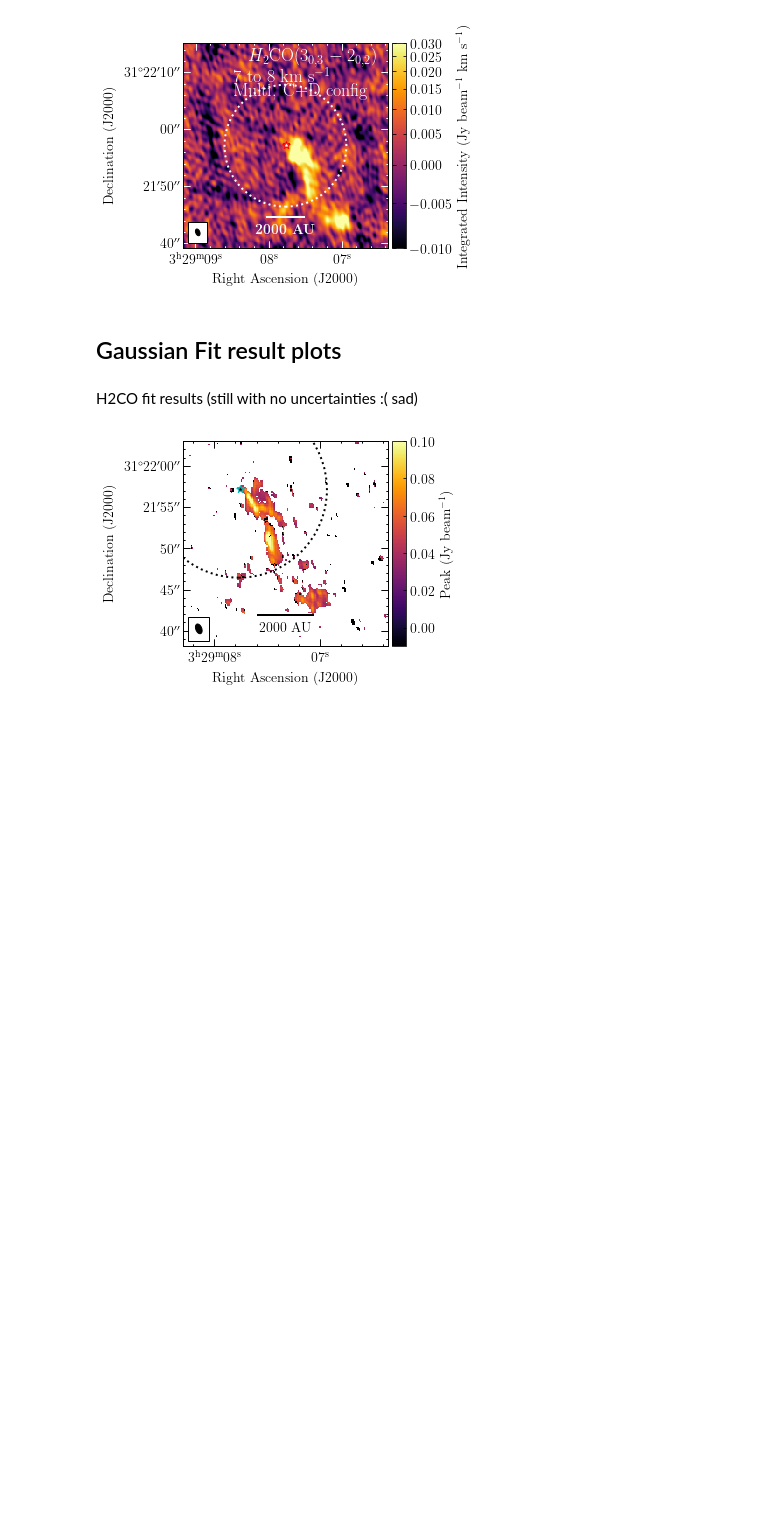
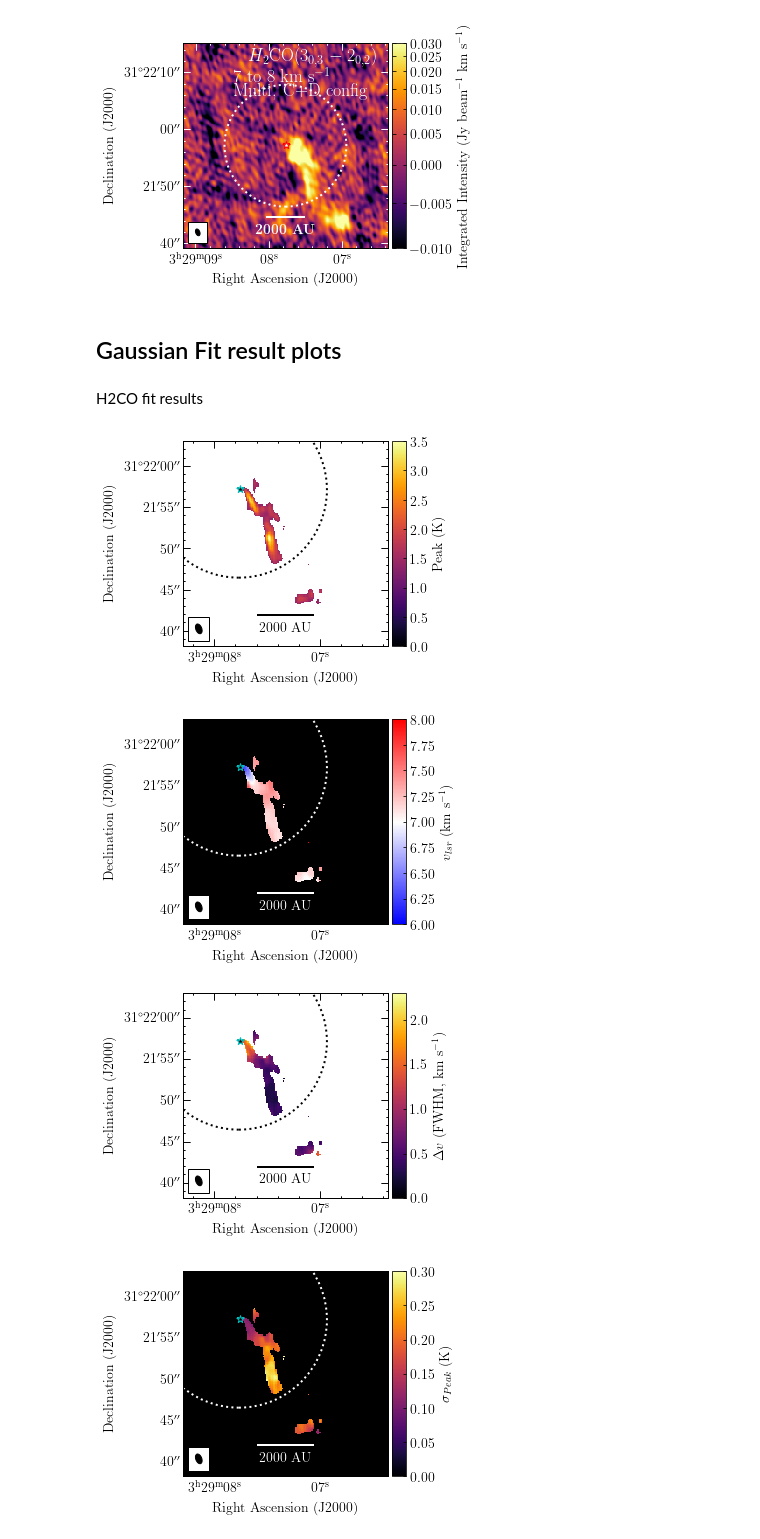
Before and after one commit to tere-valdivia/Per-emb-50_results, a Jupyter notebook: Data_figures.ipynb, the cells around one changed output. Drawn from its saved outputs; the diff is of its cells as text; code cells hidden in the pictures; blank space fills up the shorter version.

```diff
--- a/Data_figures.ipynb
+++ b/Data_figures.ipynb
@@ -155,37 +155,49 @@ if saveaction:
 # %% [markdown]
 ## Gaussian Fit result plots
 # %% [markdown]
-H2CO fit results (still with no uncertainties :( sad)
+H2CO fit results
 # %%
-saveaction = 0
-
+saveaction = 1
 
 filename = H2CO_303_202_s + '_1G_fitparams'
 parameter = 0 # 0 is amplitude, 1 is mean velocity, 2 is dispersion
-savefile = filename + 'parameter'+str(parameter)+'.pdf'
 stretch = 'linear'
-vmin = -0.01
-vmax = 0.1
-cmap = 'inferno'
-phasecent = [headercube['ra'], headercube['dec']]
-
-moment = fits.getdata(filename+'.fits')[parameter]
-if parameter == 2:
-  moment *= np.sqrt(8*np.log(2)) # convert to FWHM
+# vmin = 0
+# vmax = 3
+# cmap = 'inferno'
+paramcube = fits.getdata(filename+'.fits')
 head = fits.getheader(filename+'.fits')
+phasecent = np.array([head['ra'], head['dec']]) *u.deg
+freq = head['restfreq'] * u.Hz
 header = WCS(head).celestial.to_header()
 header['bmaj'] = head['bmaj']
 header['bmin'] = head['bmin']
 header['bpa'] = head['bpa']
 
-# fig = aplpy.FITSFigure(filename+'.fits', slices=[0], dimensions=[0,1])
-# fig.show_colorscale()
-# fig.add_colorbar()
-fig = plot_aplpy_standard(fits.PrimaryHDU(data=moment, header=header), stretch, vmin, vmax, cmap, label_col='k', star_col='c')
-fig.colorbar.set_axis_label_text(r'Peak (Jy beam$^{-1}$)')
-fig.show_circles(phasecent[0], phasecent[1], (pb_noema(freq).to(u.deg)*0.5).value, ls=':', color='k', lw=2)
-fig.set_nan_color('w')
-if saveaction:
-  plt.savefig(savefile, bbox_inches='tight', dpi=300)
+parameters = [0, 1, 2, 3, 4, 5]
+vmin = [0 , 6, 0, 0, 0, 0]
+vmax = [3.5, 8, 2.3, 0.3, 0.2, 0.23]
+parameter_names = [r'Peak (K)', r'$v_{lsr}$ (km s$^{-1}$)', r'$\Delta v$ (FWHM, km s$^{-1}$)', r'$\sigma_{Peak}$ (K)', r'$\sigma_{v_{lsr}}$ (km s$^{-1}$)', r'$\sigma_{\Delta v}$ (FWHM, km s$^{-1}$)']
+cmaps = ['inferno', 'bwr', 'inferno', 'inferno', 'inferno', 'inferno']
+nancolor = ['w', 'k', 'w', 'k', 'k', 'k']
+for i in parameters:
+  moment = paramcube[i]
+  if i == 2 or i==5:
+    moment *= np.sqrt(8*np.log(2)) # convert sigma to FWHM
+
+  fig = plot_aplpy_standard(fits.PrimaryHDU(data=moment, header=header), stretch, vmin[i], vmax[i], cmaps[i], label_col='k', star_col='c')
+  fig.colorbar.set_axis_label_text(parameter_names[i])
+  if nancolor[i] == 'k':
+    fig.show_circles(phasecent[0], phasecent[1], (pb_noema(freq).to(u.deg)*0.5).value, ls=':', color='w', lw=2)
+    fig.scalebar.set_color('w')
+  else:
+    fig.show_circles(phasecent[0], phasecent[1], (pb_noema(freq).to(u.deg)*0.5).value, ls=':', color='k', lw=2)
+  fig.set_nan_color(nancolor[i])
+  if saveaction:
+    savefile = filename + 'parameter'+str(i)+'.pdf'
+    plt.savefig(savefile, bbox_inches='tight', dpi=300)
 # %% [output]
-[figure, old version]
+[figure, new version]
+[figure, added]
+[figure, added]
+[figure, added]
```
Also changed, not shown: parts of 3 cells of this notebook, 1 other file.
